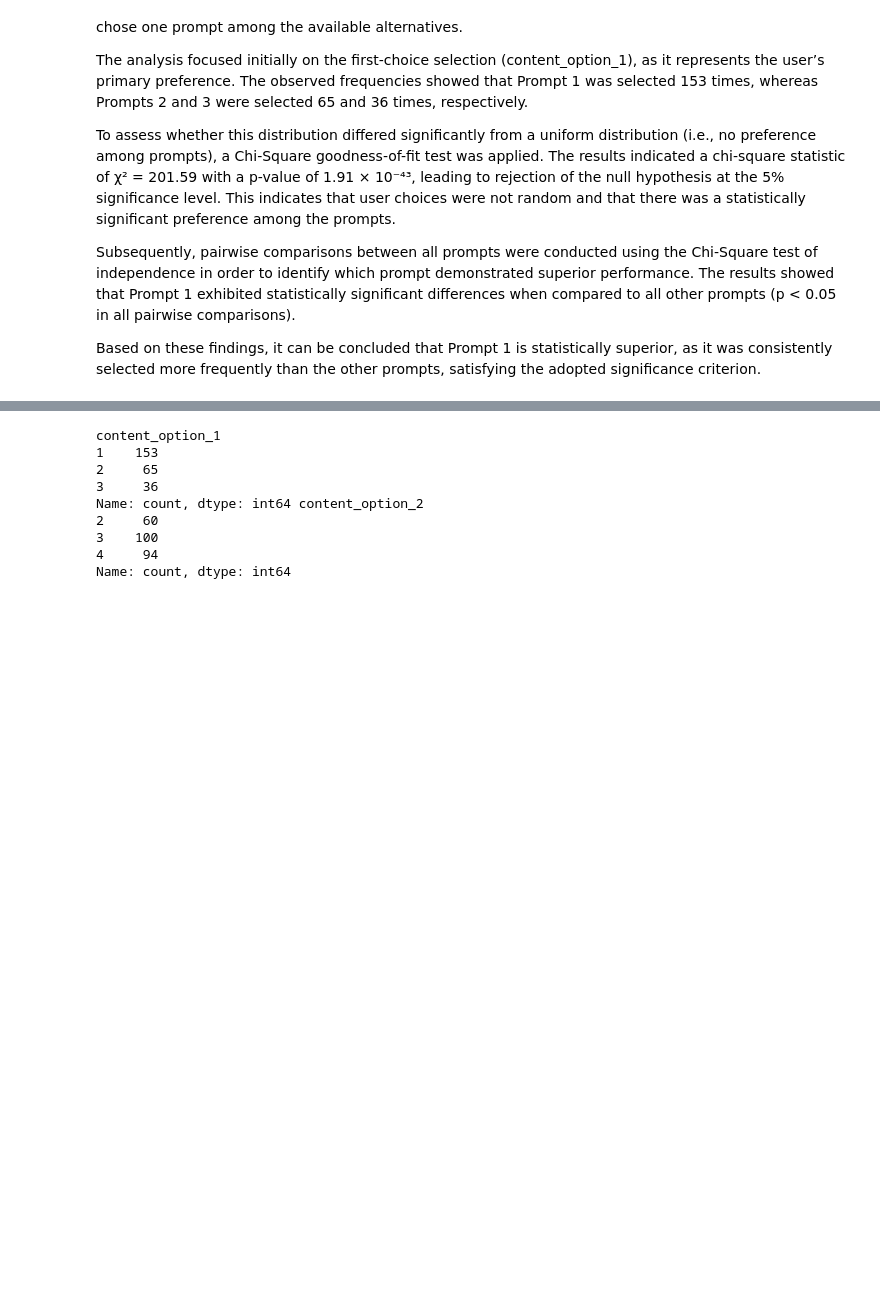
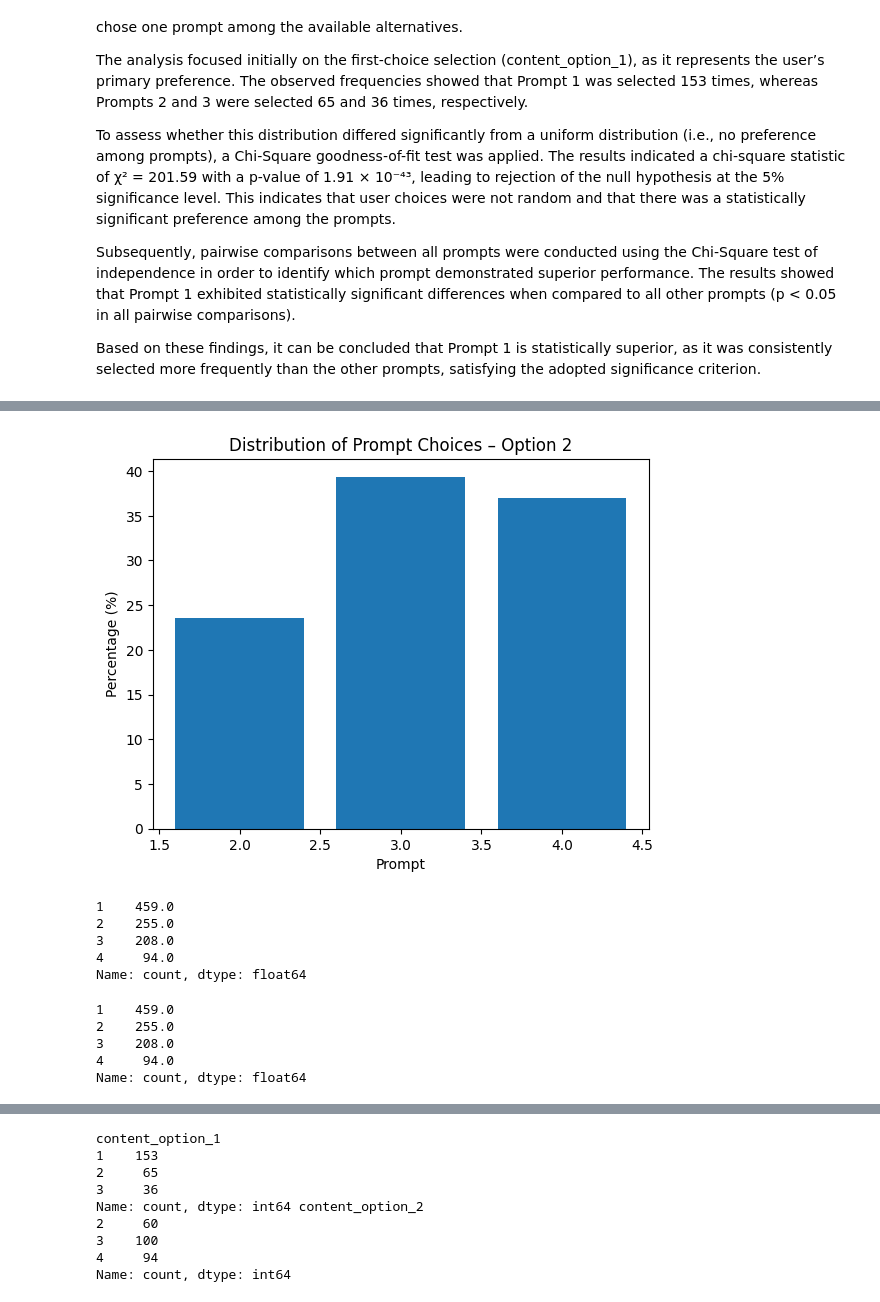
Before and after one commit to omicsintellab/Bio-J.A.R.V.I.S, a Jupyter notebook: notebooks/exploratoy_analysis.ipynb, the cells around one changed output, grey strips where cells are left out. Cells and saved outputs as stored; diff of their text form; code cells hidden in the pictures; blank space fills up the shorter version.

```diff
--- a/notebooks/exploratoy_analysis.ipynb
+++ b/notebooks/exploratoy_analysis.ipynb
@@ -29,0 +43,12 @@ df.head()
+# %%
+counts_2 = df["content_option_2"].value_counts().sort_index()
+percent_2 = counts_2 / counts_2.sum() * 100
+
+plt.figure()
+plt.bar(percent_2.index, percent_2.values)
+plt.xlabel("Prompt")
+plt.ylabel("Percentage (%)")
+plt.title("Distribution of Prompt Choices – Option 2")
+plt.show()
+# %% [output]
+[figure, added]
@@ -29,0 +58,32 @@ df.head()
+# %%
+all_prompts = [1, 2, 3, 4]
+
+total_score = (
+    score_option_1
+    .add(score_option_2, fill_value=0)
+    .reindex(all_prompts, fill_value=0)
+)
+
+total_score
+# %% [output]
+1    459.0
+2    255.0
+3    208.0
+4     94.0
+Name: count, dtype: float64
+# %%
+all_prompts = [1, 2, 3, 4]
+
+total_score = (
+    score_option_1
+    .add(score_option_2, fill_value=0)
+    .reindex(all_prompts, fill_value=0)
+)
+
+total_score
+# %% [output]
+1    459.0
+2    255.0
+3    208.0
+4     94.0
+Name: count, dtype: float64
```
Also changed, not shown: parts of 4 cells of this notebook.
